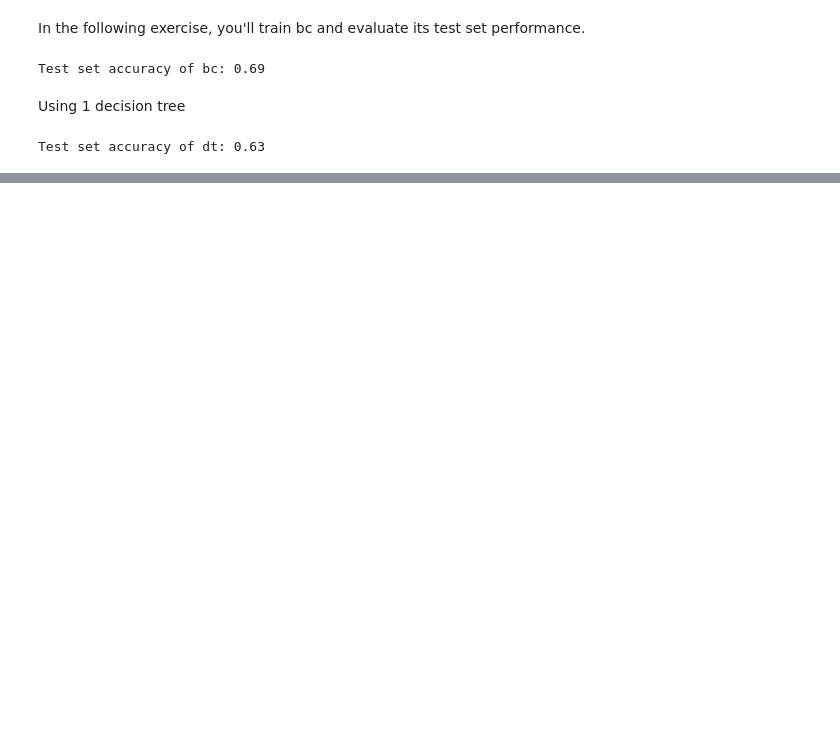
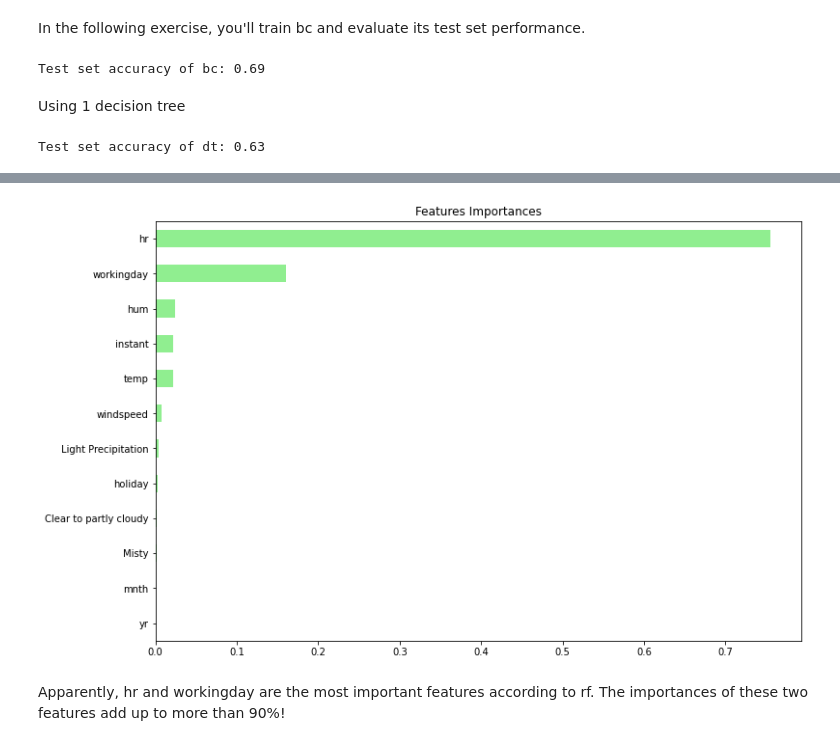
Before and after one commit to Aduzona/Machine_Learning, a Jupyter notebook: 15_ML_Other_Concepts/Machine Learning with Tree-Based Models in Python/3_Bagging and Random Forests.ipynb, the cells around one changed output, grey strips where cells are left out. Drawn from its saved outputs; the diff is of its cells as text; code cells hidden in the pictures; blank space fills up the shorter version.

Commit message:
AdaBoost, GradientBoost, Feature Importance

```diff
--- a/15_ML_Other_Concepts/Machine Learning with Tree-Based Models in Python/3_Bagging and Random Forests.ipynb
+++ b/15_ML_Other_Concepts/Machine Learning with Tree-Based Models in Python/3_Bagging and Random Forests.ipynb
@@ -83,0 +152,3 @@ Test set accuracy of dt: 0.63
+# %%
+bike=pd.read_csv("bikes.csv")
+bike.head()
@@ -83,0 +175,4 @@ Test set accuracy of dt: 0.63
+# %%
+X=bike.drop('cnt',axis='columns')
+y=bike['cnt']
+X_train,X_test,y_train,y_test=train_test_split(X,y,test_size=0.20, random_state=1)
@@ -83,0 +193,10 @@ Test set accuracy of dt: 0.63
+# %%
+# Import RandomForestRegressor
+from sklearn.ensemble import RandomForestRegressor
+
+# Instantiate rf
+rf = RandomForestRegressor(n_estimators=25,
+            random_state=2)
+
+# Fit rf to the training set
+rf.fit(X_train, y_train)
@@ -83,0 +246,19 @@ Test set accuracy of dt: 0.63
+# %%
+import matplotlib.pyplot as plt
+
+# Create a pd.Series of features importances
+importances = pd.Series(data=rf.feature_importances_,
+                        index= X_train.columns)
+
+# Sort importances
+importances_sorted = importances.sort_values()
+
+plt.figure(figsize=(12,8))
+# Draw a horizontal barplot of importances_sorted
+importances_sorted.plot(kind='barh', color='lightgreen')
+plt.title('Features Importances')
+plt.show()
+# %% [output]
+[figure, added]
+# %% [markdown]
+Apparently, hr and workingday are the most important features according to rf. The importances of these two features add up to more than 90%!
```
Also changed, not shown: parts of 20 cells of this notebook, 7 other files.
